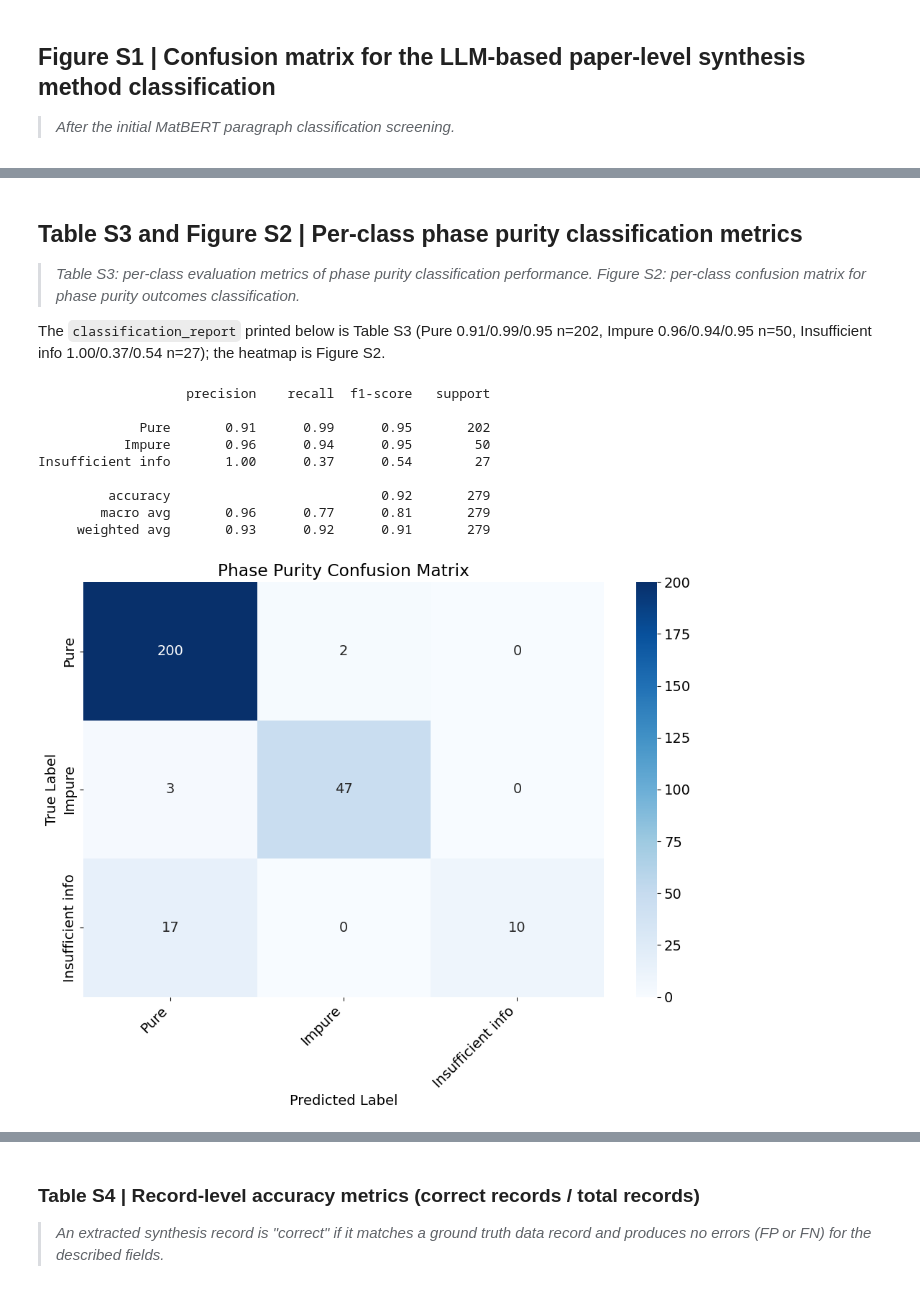
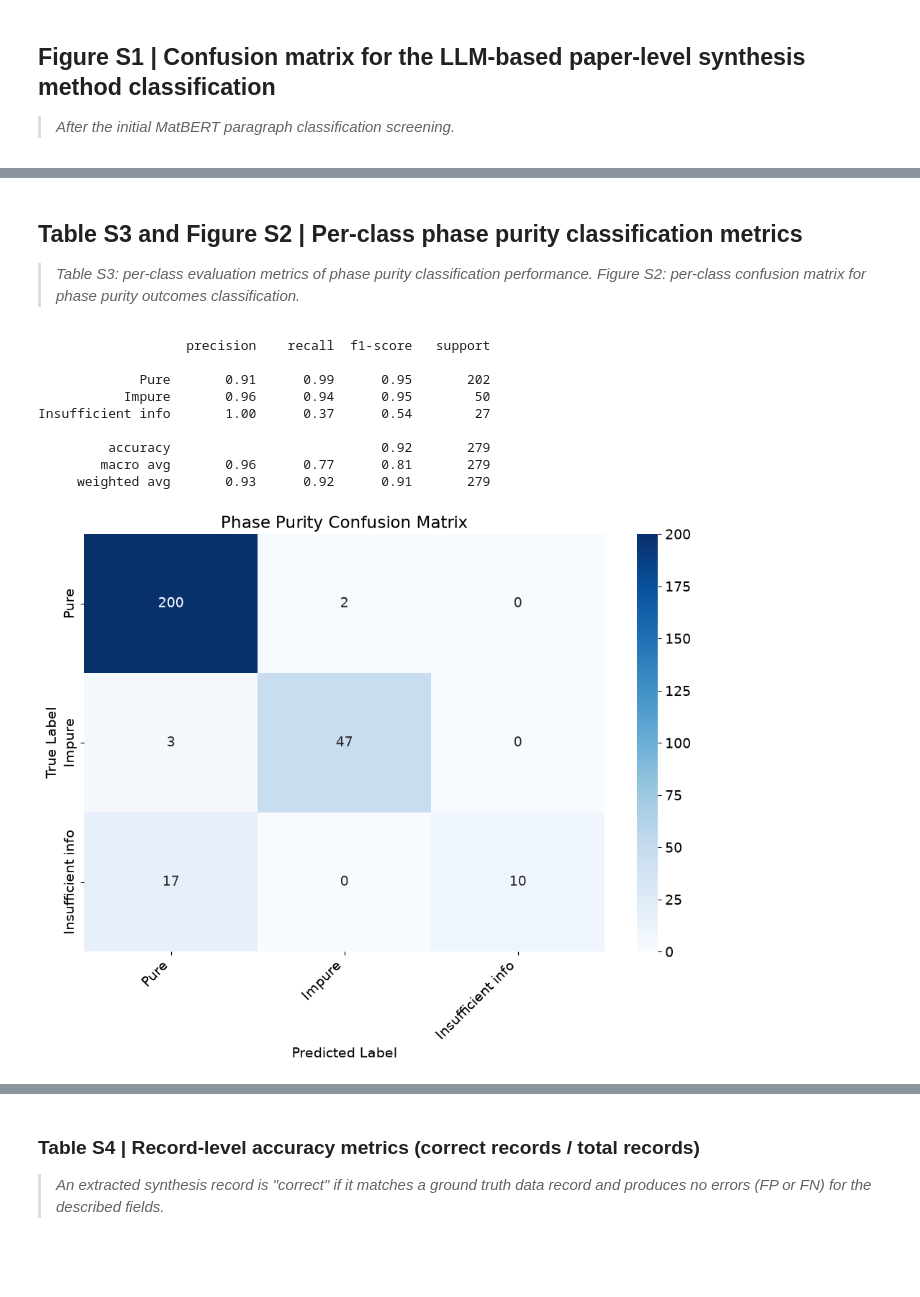
Before and after one commit to hackingmaterials/sol-gel-data, a Jupyter notebook: scripts/figures_tables.ipynb, the cells around one changed output, grey strips where cells are left out. Cells and saved outputs as stored; diff of their text form; code cells hidden in the pictures; blank space fills up the shorter version.

```diff
--- a/scripts/figures_tables.ipynb
+++ b/scripts/figures_tables.ipynb
@@ -1011,7 +880,6 @@ def load_jsonl(filepath, limit=286):
     return data
 
 def calculate_metrics(tp, fp, fn):
-    """Standard Precision/Recall/F1 calculation."""
     precision = tp / (tp + fp) if (tp + fp) > 0 else 0
     recall = tp / (tp + fn) if (tp + fn) > 0 else 0
     f1 = 2 * (precision * recall) / (precision + recall) if (precision + recall) > 0 else 0
@@ -1024,8 +892,7 @@ def calculate_metrics(tp, fp, fn):
     }
 
 def _is_empty(v):
-    """Treats None AND "" (and whitespace) as absent. Required because the
-    schema now represents missing values as "" rather than null."""
+    """None and "" (and whitespace) both count as absent."""
     return v is None or (isinstance(v, str) and v.strip() == "")
 
 def compare_lists(gt_list, llm_list):
@@ -1039,7 +906,6 @@ def compare_lists(gt_list, llm_list):
     return tp, fp, fn
 
 def compare_strings(gt_str, llm_str):
-    """Exact string comparison."""
     gt_str = str(gt_str or "").strip()
     llm_str = str(llm_str or "").strip()
     if not gt_str and not llm_str: return 0, 0, 0
@@ -1047,9 +913,8 @@ def compare_strings(gt_str, llm_str):
     return 0, (1 if llm_str else 0), (1 if gt_str else 0)
 
 def compare_range_single(gt_dict, llm_dict, min_key='min_value', max_key='max_value'):
-    """Treats a numeric range as ONE entity: BOTH min and max must match
-    exactly to score a single TP. A partial/incorrect range is one FP and/or FN.
-    Empty ('' or None) min AND max => the range is absent."""
+    """A range is ONE entity: both min and max must match to score a TP.
+    Empty min AND max means the range is absent."""
     def vals(d):
         if not isinstance(d, dict): return (None, None)
         return d.get(min_key), d.get(max_key)
@@ -1063,16 +928,13 @@ def compare_range_single(gt_dict, llm_dict, min_key='min_value', max_key='max_va
     return 0, (1 if llm_present else 0), (1 if gt_present else 0)
 
 def extract_field(op, key, sub_key=None):
-    """Pulls op[key], optionally drilling into a nested sub_key (e.g. the
-    atmosphere dict {raw_string, atmosphere_normalized}). Falls back to the raw
-    value if it isn't a dict, so old flat-string layouts still work."""
+    """op[key], drilling into a nested sub_key when the value is a dict."""
     val = op.get(key)
     if sub_key and isinstance(val, dict):
         return val.get(sub_key)
     return val
 
 def safe_get_value(data_dict, path):
-    """Traverses nested dictionary paths."""
     val = data_dict
     if not isinstance(val, dict): return None
     for key in path:
@@ -1080,13 +942,12 @@ def safe_get_value(data_dict, path):
         else: return None
     return val
 
-# --- Configuration (new normalized schema; atmosphere is now a dict) ---
+# The evaluated fields, with the comparison rule used for each.
 entities_to_evaluate = {
     'target_formula':       {'type': 'simple',       'path': ['protocol', 'target', 'material_formula']},
     'target_form':          {'type': 'simple',       'path': ['protocol', 'target', 'material_form']},
     'metal_precursors':     {'type': 'sub_key_list', 'path': ['protocol', 'metal_precursors'], 'key': 'material_formula'},
     'reagents_pubchem':     {'type': 'sub_key_list', 'path': ['protocol', 'reagents'], 'key': 'pubchem_CID'},
-    # 'characterization':     {'type': 'list',         'path': ['phase_purity', 'characterization_methods', 'characterization_normalized']},
     'impurity_formula':     {'type': 'sub_key_list', 'path': ['phase_purity', 'impurity_phase'], 'key': 'material_formula'},
     'phase_classification': {'type': 'simple',       'path': ['phase_purity', 'classification']},
     'atmosphere':           {'type': 'op_list',      'path': ['operations'], 'key': 'atmosphere', 'sub_key': 'atmosphere_normalized', 'mode': 'exact'},
@@ -1096,7 +957,6 @@ entities_to_evaluate = {
     'op_ratios':            {'type': 'op_list',      'path': ['operations'], 'key': 'ratios',      'mode': 'ratio_list'},
 }
 
-# --- Execution ---
 GT_FILE = VALIDATION_DIR / 'validation_human.jsonl'
 LLM_FILE = VALIDATION_DIR / 'validation_LLM.jsonl'
 NUM_LINES = 286
@@ -1112,7 +972,8 @@ if gt_data and llm_data:
         is_gt_empty = not gt or not any(gt.values())
         is_llm_empty = not llm or not any(llm.values())
 
-        # --- Hallucination Penalty Logic (Field Specific) ---
+        # Ground truth holds no recipe but the model emitted one: every entity
+        # it invented counts as both an FP and an FN.
         if is_gt_empty and not is_llm_empty:
             for entity, config in entities_to_evaluate.items():
                 l_val = safe_get_value(llm, config['path'])
@@ -1129,10 +990,10 @@ if gt_data and llm_data:
                             if not isinstance(field_data, dict): continue
                             mn = field_data.get(config.get('min_key', 'min_value'))
                             mx = field_data.get(config.get('max_key', 'max_value'))
-                            if not (_is_empty(mn) and _is_empty(mx)): count += 1   # range = 1 entity
+                            if not (_is_empty(mn) and _is_empty(mx)): count += 1
                         elif config.get('mode') == 'ratio_list':
                             count += len(op.get(config['key']) or [])
-                        else:  # exact (incl. atmosphere via sub_key)
+                        else:
                             if extract_field(op, config['key'], config.get('sub_key')): count += 1
                 results[entity]['fp'] += count
                 results[entity]['fn'] += count
@@ -1140,7 +1001,6 @@ if gt_data and llm_data:
 
         if gt is None: continue
 
-        # --- Standard Comparison ---
         for entity, config in entities_to_evaluate.items():
             g_val = safe_get_value(gt, config['path'])
             l_val = safe_get_value(llm, config['path'])
@@ -1182,7 +1042,7 @@ if gt_data and llm_data:
                         gr = [f"{r.get('type')}|{r.get('value')}|{r.get('description')}" for r in (o_g or []) if isinstance(r, dict)]
                         lr = [f"{r.get('type')}|{r.get('value')}|{r.get('description')}" for r in (o_l or []) if isinstance(r, dict)]
                         t, f, n = compare_lists(gr, lr)
-                    else:  # exact (atmosphere reads the nested atmosphere_normalized)
+                    else:
                         t, f, n = compare_strings(extract_field(op_g, config['key'], sk),
                                                   extract_field(op_l, config['key'], sk))
                     tp += t; fp += f; fn += n
@@ -1191,9 +1051,8 @@ if gt_data and llm_data:
             results[entity]['fp'] += fp
             results[entity]['fn'] += fn
 
-# --- Presentation ---
 metrics_list = {k: calculate_metrics(v['tp'], v['fp'], v['fn']) for k, v in results.items()}
 print("\nValidation Results:")
-print(pd.DataFrame.from_dict(metrics_list, orient='index')[['Precision', 'Recall', 'F1', 'Support', 'TP', 'FP', 'FN']])
+print(pd.DataFrame.from_dict(metrics_list, orient='index')[['Precision', 'Recall', 'F1', 'Support']])
 # %% [output]
 Validation Results:
@@ -1348,9 +1289,6 @@ Impurity Phase                              17               0.738 0.935
 
 > *Table S3: per-class evaluation metrics of phase purity classification performance.
 > Figure S2: per-class confusion matrix for phase purity outcomes classification.*
-
-The `classification_report` printed below is Table S3 (Pure 0.91/0.99/0.95 n=202,
-Impure 0.96/0.94/0.95 n=50, Insufficient info 1.00/0.37/0.54 n=27); the heatmap is Figure S2.
 # %%
 # TABLE S3 + FIGURE S2 — per-class phase purity metrics
 
@@ -1363,7 +1301,7 @@ from sklearn.metrics import confusion_matrix, classification_report
 plt.rcParams.update({'font.size': 14})
 
 def load_jsonl(filename, limit=286):
-    """Line-aligned load: the GT and raw files are matched by index, not DOI."""
+    """Line-aligned load: the GT and LLM files are matched by index, not DOI."""
     data = []
     with open(filename, 'r', encoding='utf-8') as f:
         for i, line in enumerate(f):
@@ -1374,46 +1312,42 @@ def load_jsonl(filename, limit=286):
 def get_class(record):
     return ((record or {}).get('phase_purity') or {}).get('classification')
 
-# 1. Load Data
 gt = load_jsonl(VALIDATION_DIR / 'validation_human.jsonl')
 pred = load_jsonl(VALIDATION_DIR / 'validation_LLM.jsonl')
 
-# 2. Extract Labels (skip records with no ground-truth label)
+# Records with no ground-truth label are skipped, so support totals 279.
 y_true, y_pred = [], []
 for g, p in zip(gt, pred):
     t = get_class(g)
     if t:
         y_true.append(t)
         y_pred.append(get_class(p) or "none")
 
-# 3. Define Category Order for the Matrix
 categories = ["Pure", "Impure", "Insufficient info"]
 
-# 4. Generate Plot
 cm = confusion_matrix(y_true, y_pred, labels=categories)
 df_cm = pd.DataFrame(cm, index=categories, columns=categories)
 
 plt.figure(figsize=(10, 8))
 sns.heatmap(df_cm, annot=True, fmt='d', cmap='Blues')
 plt.title('Phase Purity Confusion Matrix')
 plt.ylabel('True Label')
 plt.xlabel('Predicted Label')
 plt.xticks(rotation=45, ha='right')
 plt.tight_layout()
 
-# 5. Print Report
 print(classification_report(y_true, y_pred, labels=categories, target_names=categories))
 # %% [output]
                    precision    recall  f1-score   support
 
              Pure       0.91      0.99      0.95       202
            Impure       0.96      0.94      0.95        50
 Insufficient info       1.00      0.37      0.54        27
 
          accuracy                           0.92       279
         macro avg       0.96      0.77      0.81       279
      weighted avg       0.93      0.92      0.91       279
-[figure, old version]
+[figure, new version]
 # %% [markdown]
 <a id="record-level"></a>
 ## Record-level accuracy — Figures S3, S4 and Table S4
```
Also changed, not shown: parts of 30 cells of this notebook, 10 other files.
